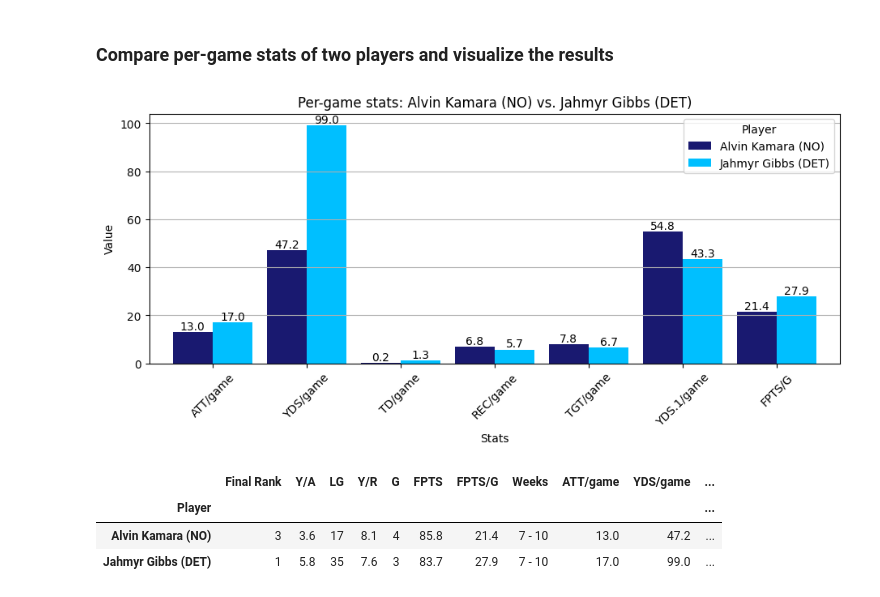
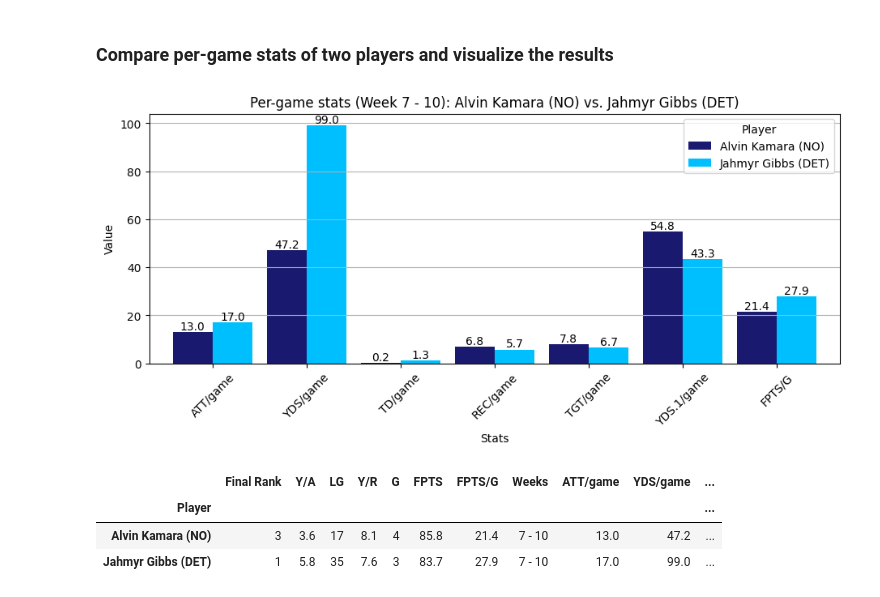
Before and after one commit to meltangonan/fantasy-football, a Jupyter notebook: RB Model.ipynb, the cells around one changed output. Drawn from its saved outputs; the diff is of its cells as text; code cells hidden in the pictures.

```diff
--- a/RB Model.ipynb
+++ b/RB Model.ipynb
@@ -284,35 +285,35 @@ compare_columns = [col.replace('_weighted', '') for col in avg]
 
 # Define a function to compare per-game stats of two players
 def compare(player1, player2):
 
     # Plot the data
     chart = players[compare_columns].T.plot(kind='bar',
                                             color=['midnightblue', 'deepskyblue'],
                                             width=0.85,
                                             figsize=(11,4))
 
     # Format chart
-    plt.title(f'Per-game stats: {player1} vs. {player2}')
+    plt.title(f'Per-game stats (Week {weeks}): {player1} vs. {player2}')
     plt.xlabel('Stats')
     plt.ylabel('Value')
     plt.grid(axis='y')
     plt.xticks(rotation=45)
 
     # Add data labels above the bars
     for p in chart.patches:
         chart.annotate(f'{p.get_height():.1f}',
                     (p.get_x() + p.get_width() / 2., p.get_height()),
                     ha = 'center', va = 'center',
                     xytext = (0, 5),
                     textcoords = 'offset points')
 
     plt.show()
 
 # Call the 'compare' function which creates and displays the visualization
 compare(player1_match, player2_match)
 players[['Final Rank'] + final_columns]
 # %% [output]
-[figure, old version]
+[figure, new version]
 |  | Final Rank | Y/A | LG | Y/R | G | FPTS | FPTS/G | Weeks | ATT/game | YDS/game | ... |
 | Player |  |  |  |  |  |  |  |  |  |  | ... |
 | Alvin Kamara (NO) | 3 | 3.6 | 17 | 8.1 | 4 | 85.8 | 21.4 | 7 - 10 | 13.0 | 47.2 | ... |
```
Also changed, not shown: parts of 1 cell of this notebook.
